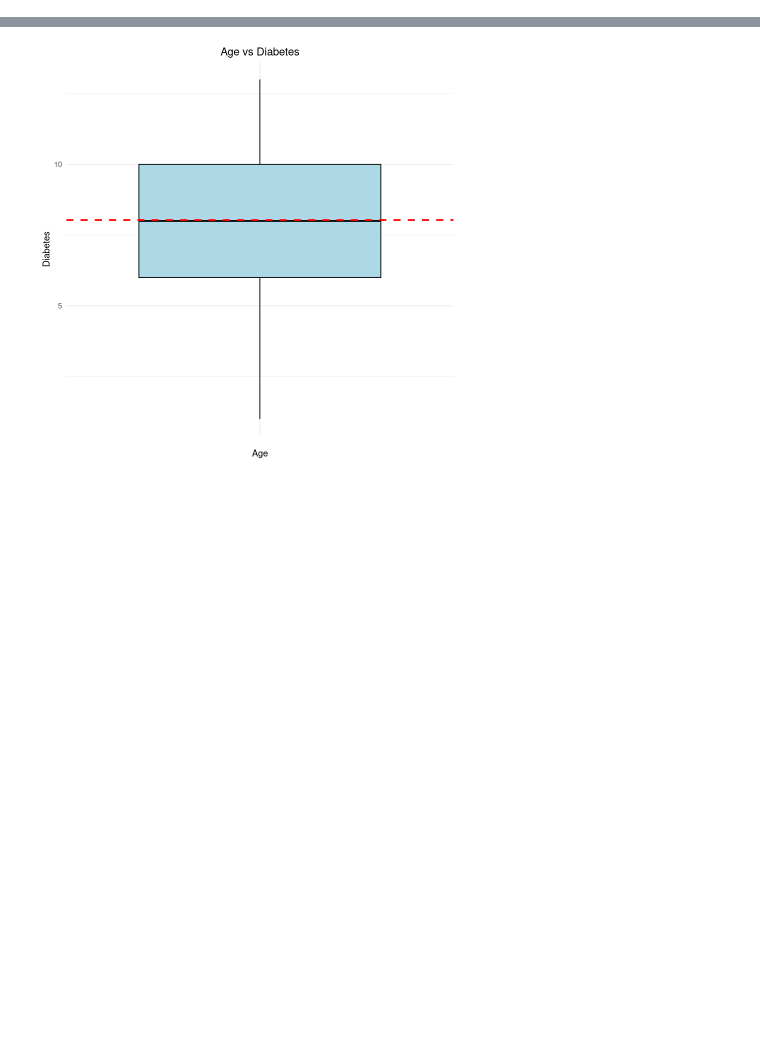
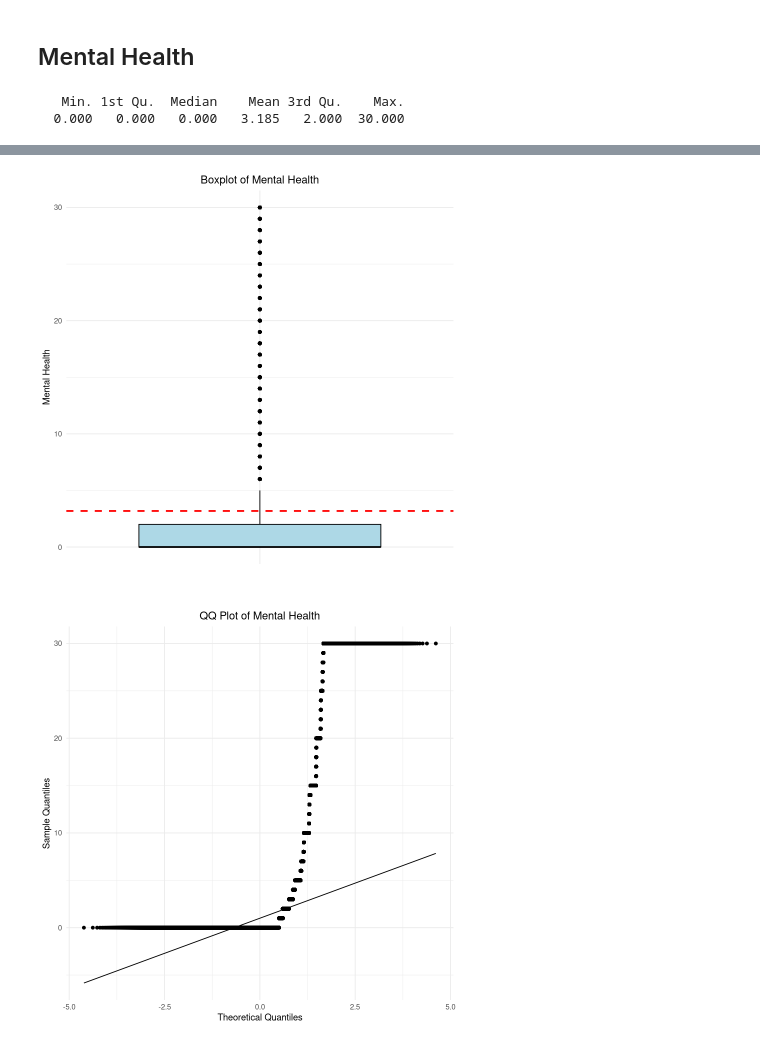
Before and after one commit to tandao0909/statistical-data-processing-project, a Jupyter notebook: EDA/Quantitative vs. Quantitative.ipynb, the cells around one changed output, grey strips where cells are left out. Saved outputs shown, nothing was run; the diff lists cells and outputs as text; code cells hidden in the pictures; blank space fills up the shorter version.

```diff
--- a/EDA/Quantitative vs. Quantitative.ipynb
+++ b/EDA/Quantitative vs. Quantitative.ipynb
@@ -57,17 +127,27 @@ ggplot(data = data, aes(x = "", y = bmi)) +
+# %% [markdown]
+## Mental Health
 # %%
-ggplot(data = data, aes(x = age)) +
-    geom_histogram(aes(y = ..density..), binwidth = 1, fill = "lightblue", color = "black", bins = 30) +
-    geom_density(color = "blue", bw = "nrd0", kernel = "gaussian") +
-    geom_rug() +
-    labs(title = "Age Distribution with Density", x = "Age", y = "Density") +
+summary(data$ment_hlth)
+
+ggplot(data = data, aes(x = ment_hlth)) +
+    geom_bar(fill = "blue", color = "black") +
+    labs(title = "Mental Health Distribution", x = "Mental Health", y = "Frequency") +
+    theme_minimal() +
+    theme(plot.title = element_text(hjust = 0.5))
+
+ggplot(data = data, aes(x = "", y = ment_hlth)) +
+    geom_boxplot(fill = "lightblue", color = "black") +
+    labs(title = "Boxplot of Mental Health", x = "", y = "Mental Health") +
     theme_minimal() +
     theme(plot.title = element_text(hjust = 0.5)) +
-    geom_vline(aes(xintercept = mean(age)), color = "red", linetype = "dashed", size = 1)
+    geom_hline(aes(yintercept = mean(ment_hlth)), color = "red", linetype = "dashed", size = 1)
 
-ggplot(data = data, aes(x = "", y = age)) +
-    geom_boxplot(fill = "lightblue", color = "black") +
-    labs(title = "Age vs Diabetes", x = "Age", y = "Diabetes") +
+ggplot(data = data, aes(sample = ment_hlth)) +
+    stat_qq() +
+    stat_qq_line() +
+    labs(title = "QQ Plot of Mental Health", x = "Theoretical Quantiles", y = "Sample Quantiles") +
     theme_minimal() +
-    theme(plot.title = element_text(hjust = 0.5)) +
-    geom_hline(aes(yintercept = mean(age)), color = "red", linetype = "dashed", size = 1)
+    theme(plot.title = element_text(hjust = 0.5))
 # %% [output]
+   Min. 1st Qu.  Median    Mean 3rd Qu.    Max.
+  0.000   0.000   0.000   3.185   2.000  30.000
@@ -75 +155,2 @@ ggplot(data = data, aes(x = "", y = age)) +
-[figure, old version]
+[figure, new version]
+[figure, added]
```
Also changed, not shown: parts of 25 cells of this notebook, 1 other file.
